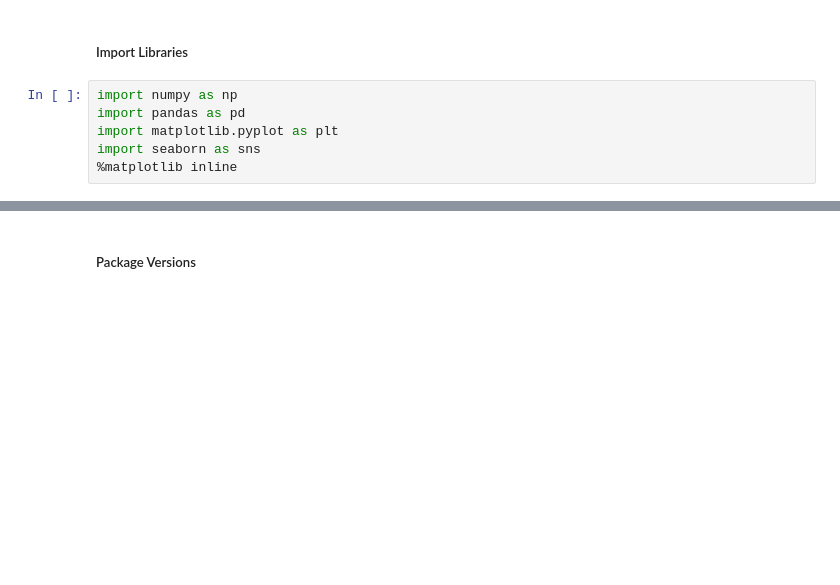
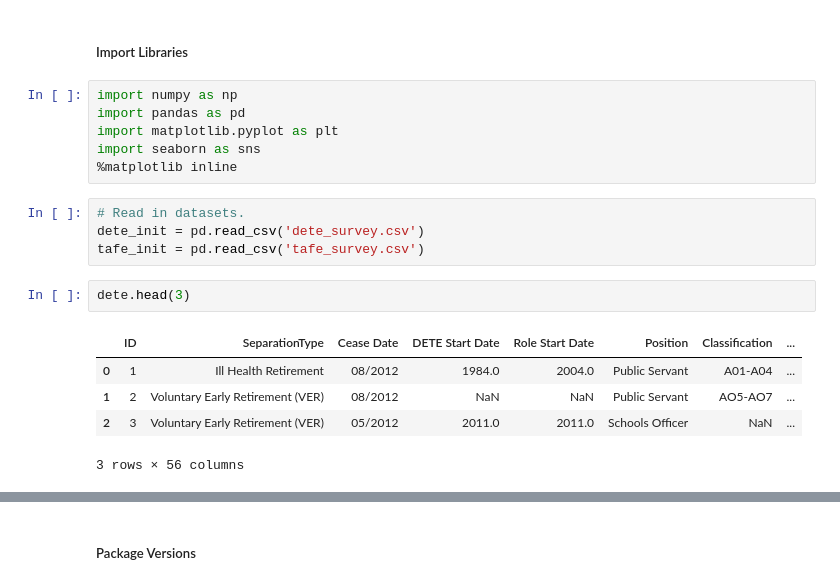
Before and after one commit to nikomccarty/data_science_notebooks, a Jupyter notebook: 20220515_cleaning_exit_surveys/exploratory.ipynb, the cells around one changed output, grey strips where cells are left out. Cells and saved outputs as stored; diff of their text form; blank space fills up the shorter version.

Commit message:
updated notebook, loaded data, dropped columns

```diff
--- a/20220515_cleaning_exit_surveys/exploratory.ipynb
+++ b/20220515_cleaning_exit_surveys/exploratory.ipynb
@@ -36,3 +36,15 @@ import pandas as pd
 import matplotlib.pyplot as plt
 import seaborn as sns
 %matplotlib inline
+# %%
+# Read in datasets.
+dete_init = pd.read_csv('dete_survey.csv')
+tafe_init = pd.read_csv('tafe_survey.csv')
+# %%
+dete.head(3)
+# %% [output]
+|  | ID | SeparationType | Cease Date | DETE Start Date | Role Start Date | Position | Classification | ... |
+| 0 | 1 | Ill Health Retirement | 08/2012 | 1984.0 | 2004.0 | Public Servant | A01-A04 | ... |
+| 1 | 2 | Voluntary Early Retirement (VER) | 08/2012 | NaN | NaN | Public Servant | AO5-AO7 | ... |
+| 2 | 3 | Voluntary Early Retirement (VER) | 05/2012 | 2011.0 | 2011.0 | Schools Officer | NaN | ... |
+3 rows × 56 columns
```
Also changed, not shown: parts of 16 cells of this notebook.
